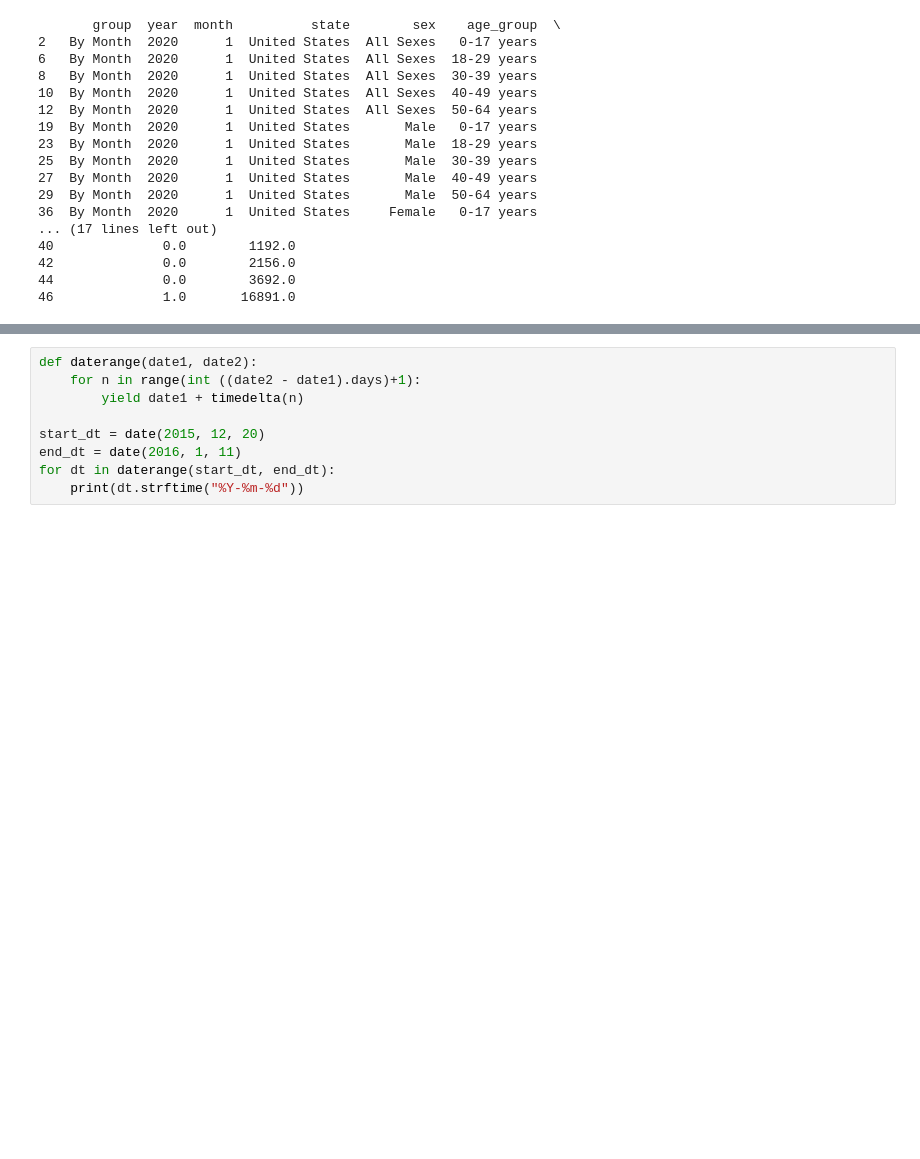
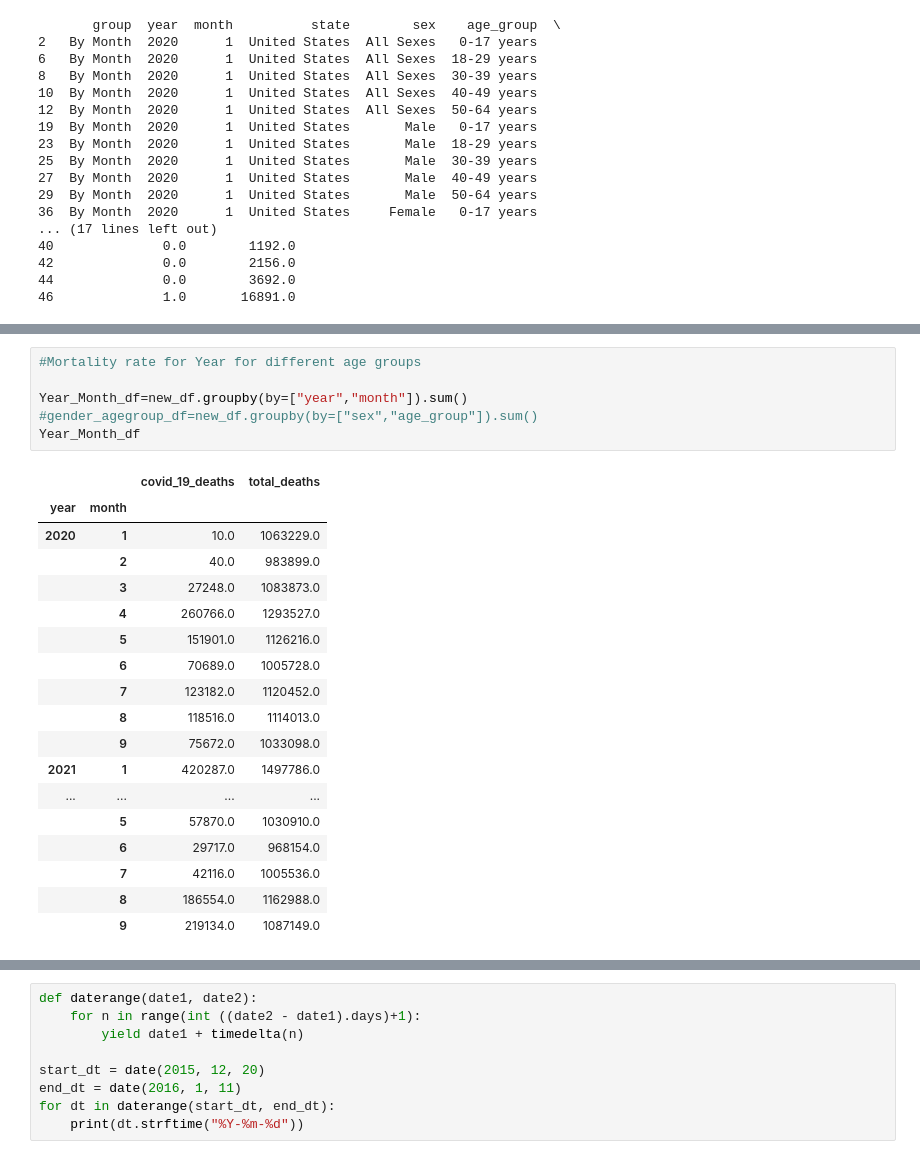
Before and after one commit to AlexanderLorin/Project-1-MKFG, a Jupyter notebook: Binning_Covid_file1.ipynb, the cells around one changed output, grey strips where cells are left out. Drawn from its saved outputs; the diff is of its cells as text; blank space fills up the shorter version.

```diff
--- a/Binning_Covid_file1.ipynb
+++ b/Binning_Covid_file1.ipynb
@@ -275,0 +301,25 @@ print(new_df.groupby("sex").head())
+# %%
+#Mortality rate for Year for different age groups
+
+Year_Month_df=new_df.groupby(by=["year","month"]).sum()
+#gender_agegroup_df=new_df.groupby(by=["sex","age_group"]).sum()
+Year_Month_df
+# %% [output]
+|  |  | covid_19_deaths | total_deaths |
+| year | month |  |  |
+| 2020 | 1 | 10.0 | 1063229.0 |
+|  | 2 | 40.0 | 983899.0 |
+|  | 3 | 27248.0 | 1083873.0 |
+|  | 4 | 260766.0 | 1293527.0 |
+|  | 5 | 151901.0 | 1126216.0 |
+|  | 6 | 70689.0 | 1005728.0 |
+|  | 7 | 123182.0 | 1120452.0 |
+|  | 8 | 118516.0 | 1114013.0 |
+|  | 9 | 75672.0 | 1033098.0 |
+| 2021 | 1 | 420287.0 | 1497786.0 |
+| ... | ... | ... | ... |
+|  | 5 | 57870.0 | 1030910.0 |
+|  | 6 | 29717.0 | 968154.0 |
+|  | 7 | 42116.0 | 1005536.0 |
+|  | 8 | 186554.0 | 1162988.0 |
+|  | 9 | 219134.0 | 1087149.0 |
```
Also changed, not shown: parts of 38 cells of this notebook.
